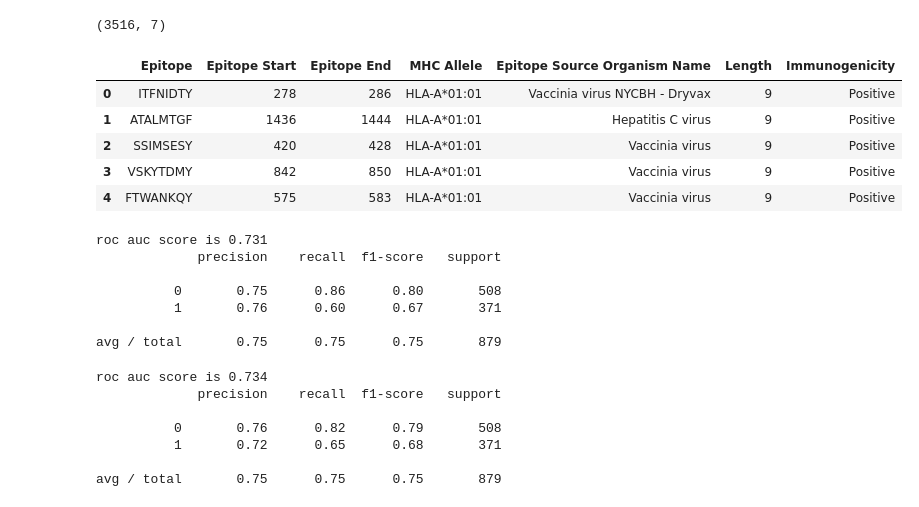
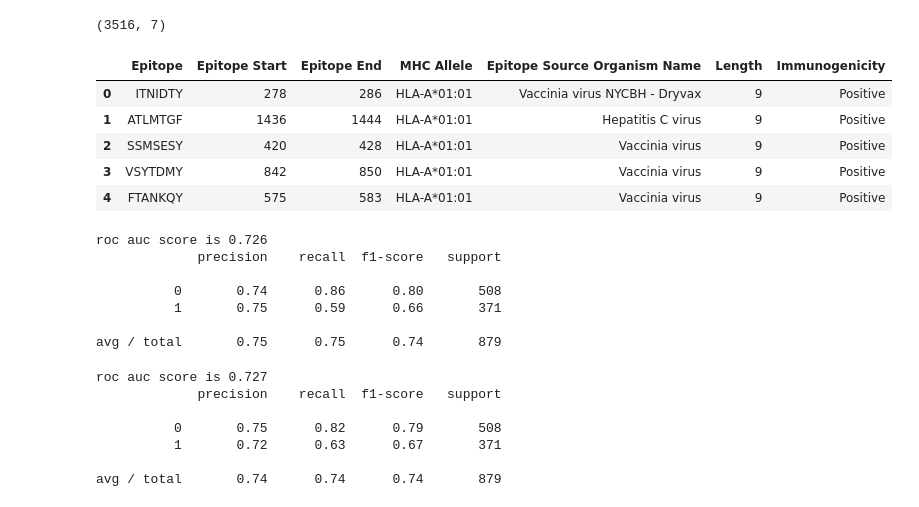
Before and after one commit to antigenomics/ipred, a Jupyter notebook: 2019.03.20_NewMaskHLAmodel.ipynb, the cells around one changed output. Saved outputs shown, nothing was run; the diff lists cells and outputs as text; code cells hidden in the pictures.

```diff
--- a/2019.03.20_NewMaskHLAmodel.ipynb
+++ b/2019.03.20_NewMaskHLAmodel.ipynb
@@ -86,23 +86,23 @@ def mask_pos(epitope, lu):
 # %%
 pos = anchorpos.set_index('HLA')
 ndf = idf1[(idf1[' MHC Allele'].isin(overlap_hla)) & (idf1.Epitope.str.len()==9)]
 ndf = ndf.reset_index(drop=True)
 grouped = ndf.groupby(' MHC Allele')
 groups = []
 for name, group in grouped:
-    lu = [int(i) for i in pos.loc[hla] if i==i]
+    lu = [int(i) for i in pos.loc[name] if i==i]
     group.Epitope = group.Epitope.apply(lambda x: mask_pos(x, lu))
     groups.append(group)
 mask_df = pd.concat(groups)
 mask_df = mask_df.reset_index(drop=True)
 mask_df.head()
 # %% [output]
 |  | Epitope | Epitope Start | Epitope End | MHC Allele | Epitope Source Organism Name | Length | Immunogenicity |
-| 0 | ITFNIDTY | 278 | 286 | HLA-A*01:01 | Vaccinia virus NYCBH - Dryvax | 9 | Positive |
-| 1 | ATALMTGF | 1436 | 1444 | HLA-A*01:01 | Hepatitis C virus | 9 | Positive |
-| 2 | SSIMSESY | 420 | 428 | HLA-A*01:01 | Vaccinia virus | 9 | Positive |
-| 3 | VSKYTDMY | 842 | 850 | HLA-A*01:01 | Vaccinia virus | 9 | Positive |
-| 4 | FTWANKQY | 575 | 583 | HLA-A*01:01 | Vaccinia virus | 9 | Positive |
+| 0 | ITNIDTY | 278 | 286 | HLA-A*01:01 | Vaccinia virus NYCBH - Dryvax | 9 | Positive |
+| 1 | ATLMTGF | 1436 | 1444 | HLA-A*01:01 | Hepatitis C virus | 9 | Positive |
+| 2 | SSMSESY | 420 | 428 | HLA-A*01:01 | Vaccinia virus | 9 | Positive |
+| 3 | VSYTDMY | 842 | 850 | HLA-A*01:01 | Vaccinia virus | 9 | Positive |
+| 4 | FTANKQY | 575 | 583 | HLA-A*01:01 | Vaccinia virus | 9 | Positive |
 # %%
 features = ["helix.bend.pref", "side.chain.size",\
         "extended.str.pref", "hydrophobicity", "double.bend.pref", "partial.spec.vol",\
@@ -148,22 +148,22 @@ def train_classifier(data):
     print(classification_report(y_test, rf_random.predict(X_test)))
     return rf_random
 # %%
-train_classifier(ndf) # These are the original Chowell data
+uclf = train_classifier(ndf) # These are the original Chowell data
 # %% [output]
-roc auc score is 0.731
+roc auc score is 0.726
              precision    recall  f1-score   support
 
-          0       0.75      0.86      0.80       508
-          1       0.76      0.60      0.67       371
+          0       0.74      0.86      0.80       508
+          1       0.75      0.59      0.66       371
 
-avg / total       0.75      0.75      0.75       879
+avg / total       0.75      0.75      0.74       879
 # %%
-clf = train_classifier(mask_df) # These are the HLA binding position masked data
+mclf = train_classifier(mask_df) # These are the HLA binding position masked data
 # %% [output]
-roc auc score is 0.734
+roc auc score is 0.727
              precision    recall  f1-score   support
 
-          0       0.76      0.82      0.79       508
-          1       0.72      0.65      0.68       371
+          0       0.75      0.82      0.79       508
+          1       0.72      0.63      0.67       371
 
-avg / total       0.75      0.75      0.75       879
+avg / total       0.74      0.74      0.74       879
```
Also changed, not shown: parts of 1 cell of this notebook, 4 other files.
